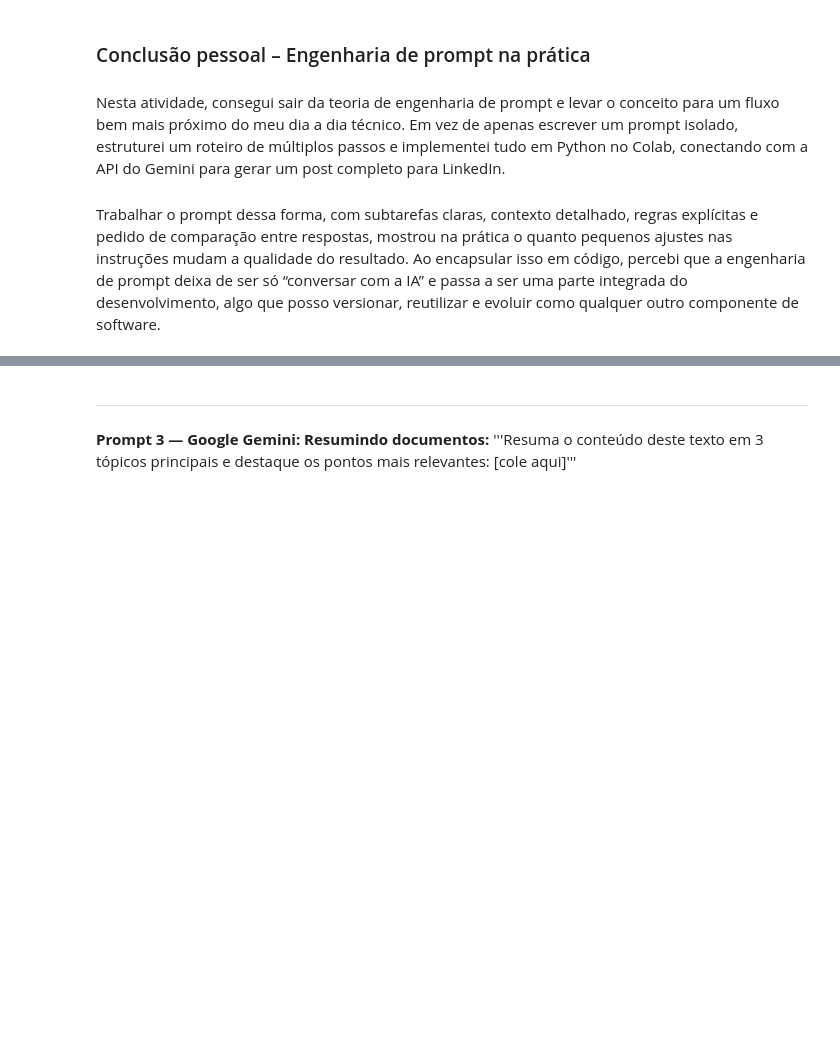
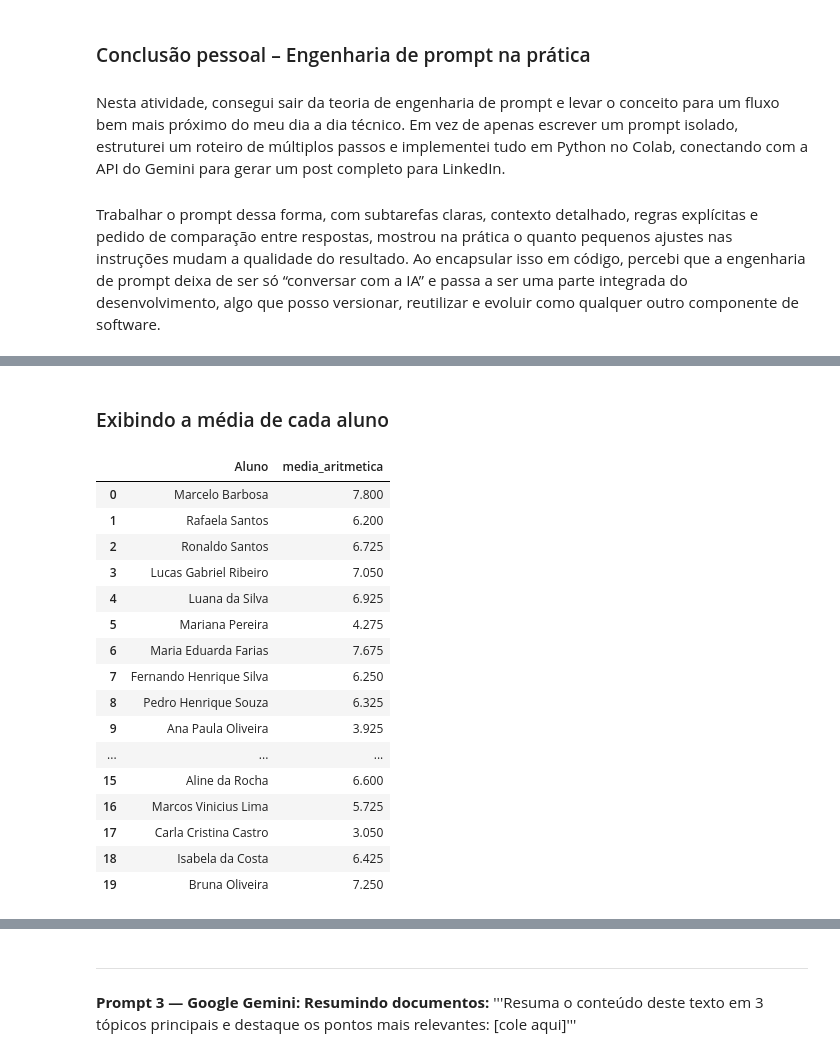
Before and after one commit to lucasyudy/imersao-digital-2026-santander, a Jupyter notebook: semana-1/colab/atividades_semana_1.ipynb, the cells around one changed output, grey strips where cells are left out. Cells and saved outputs as stored; diff of their text form; code cells hidden in the pictures; blank space fills up the shorter version.

```diff
--- a/semana-1/colab/atividades_semana_1.ipynb
+++ b/semana-1/colab/atividades_semana_1.ipynb
@@ -1078,0 +1181,30 @@ posso versionar, reutilizar e evoluir como qualquer outro componente de software
+# %% [markdown]
+### Exibindo a média de cada aluno
+# %%
+possiveis_nomes = [c for c in df.columns if "nome" in c.lower() or "aluno" in c.lower()]
+
+if possiveis_nomes:
+    coluna_nome = possiveis_nomes[0]
+    resultado_medias = df[[coluna_nome, "media_aritmetica"]].copy()
+else:
+    resultado_medias = df[["media_aritmetica"]].copy()
+
+display(resultado_medias)
+# %% [output]
+|  | Aluno | media_aritmetica |
+| 0 | Marcelo Barbosa | 7.800 |
+| 1 | Rafaela Santos | 6.200 |
+| 2 | Ronaldo Santos | 6.725 |
+| 3 | Lucas Gabriel Ribeiro | 7.050 |
+| 4 | Luana da Silva | 6.925 |
+| 5 | Mariana Pereira | 4.275 |
+| 6 | Maria Eduarda Farias | 7.675 |
+| 7 | Fernando Henrique Silva | 6.250 |
+| 8 | Pedro Henrique Souza | 6.325 |
+| 9 | Ana Paula Oliveira | 3.925 |
+| ... | ... | ... |
+| 15 | Aline da Rocha | 6.600 |
+| 16 | Marcos Vinicius Lima | 5.725 |
+| 17 | Carla Cristina Castro | 3.050 |
+| 18 | Isabela da Costa | 6.425 |
+| 19 | Bruna Oliveira | 7.250 |
```
Also changed, not shown: parts of 25 cells of this notebook.
